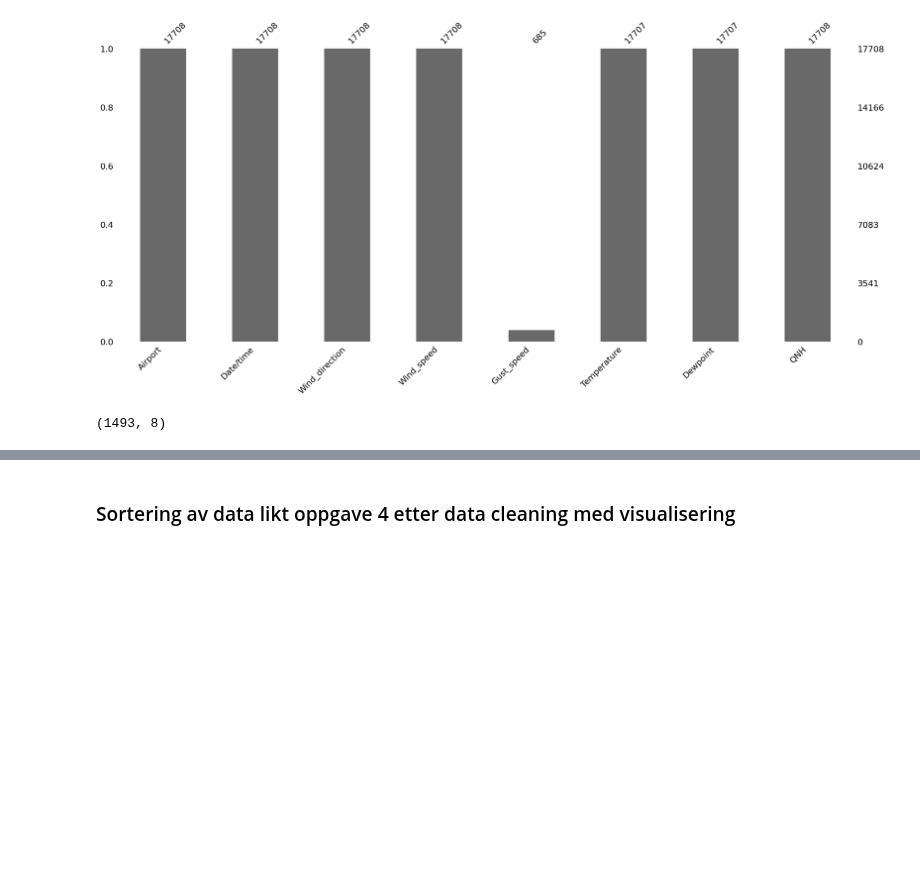
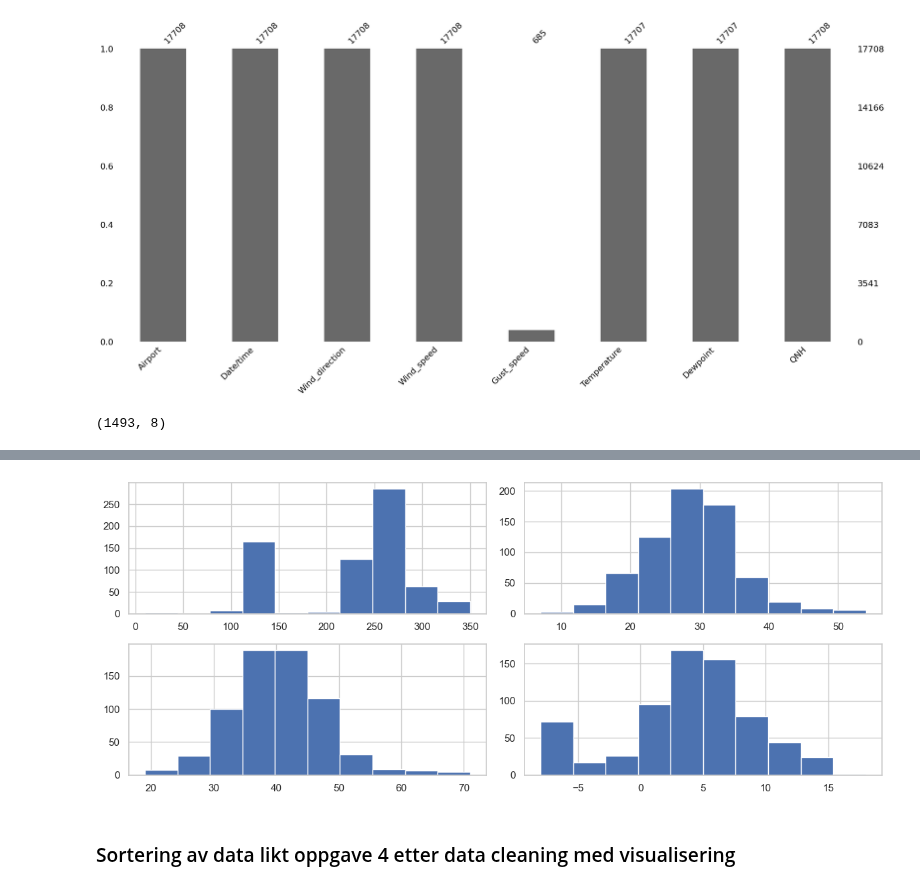
Before and after one commit to oaherrem/Prosjektgruppe55, a Jupyter notebook: notebooks/06_prediktiv_analyse.ipynb, the cells around one changed output, grey strips where cells are left out. Saved outputs shown, nothing was run; the diff lists cells and outputs as text; code cells hidden in the pictures; blank space fills up the shorter version.

```diff
--- a/notebooks/06_prediktiv_analyse.ipynb
+++ b/notebooks/06_prediktiv_analyse.ipynb
@@ -136,7 +135,14 @@ IndexError: index 2 is out of bounds for axis 0 with size 2
 # %%
-fig, axes = plt.subplots(2,2)
-df_airport.hist(ax=axes[int(i/2)][i%2])
+fig, axes = plt.subplots(2, 2)
+axes = axes.flatten() # flattener axes array
+
+for i, col in enumerate(df_airport.columns[:4]):  # Viser kun de første 4 kolonnene
+    df_airport[col].hist(ax=axes[i])
+
+plt.tight_layout()
 plt.show()
+# %% [output]
+[figure, added]
 # %% [markdown]
 ### Sortering av data likt oppgave 4 etter data cleaning med visualisering
 # %%
```
Also changed, not shown: parts of 27 cells of this notebook.
